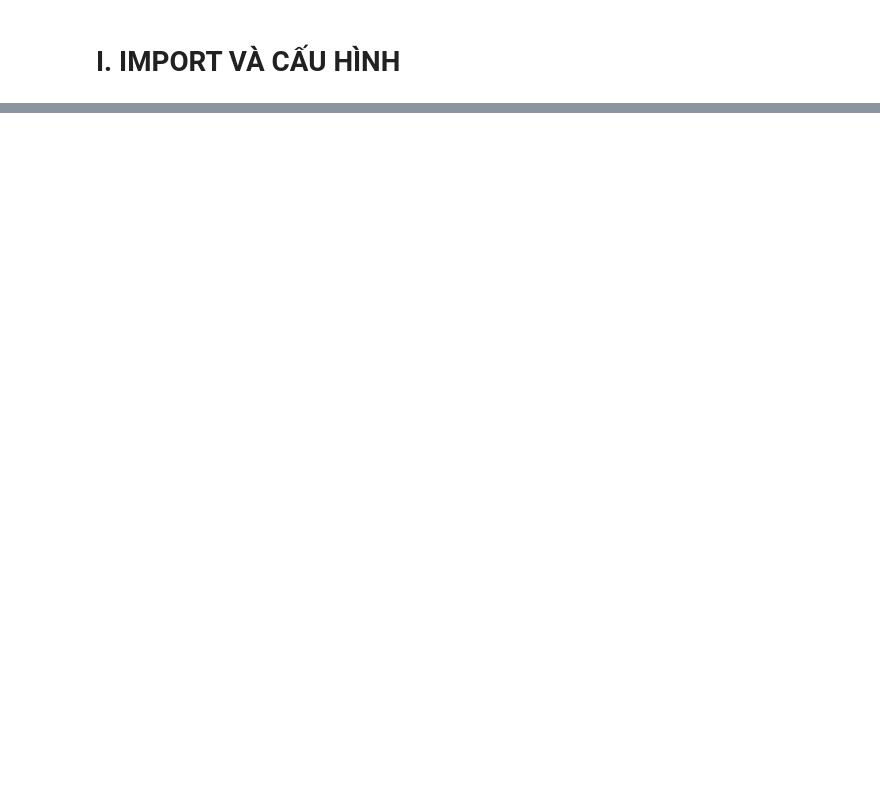
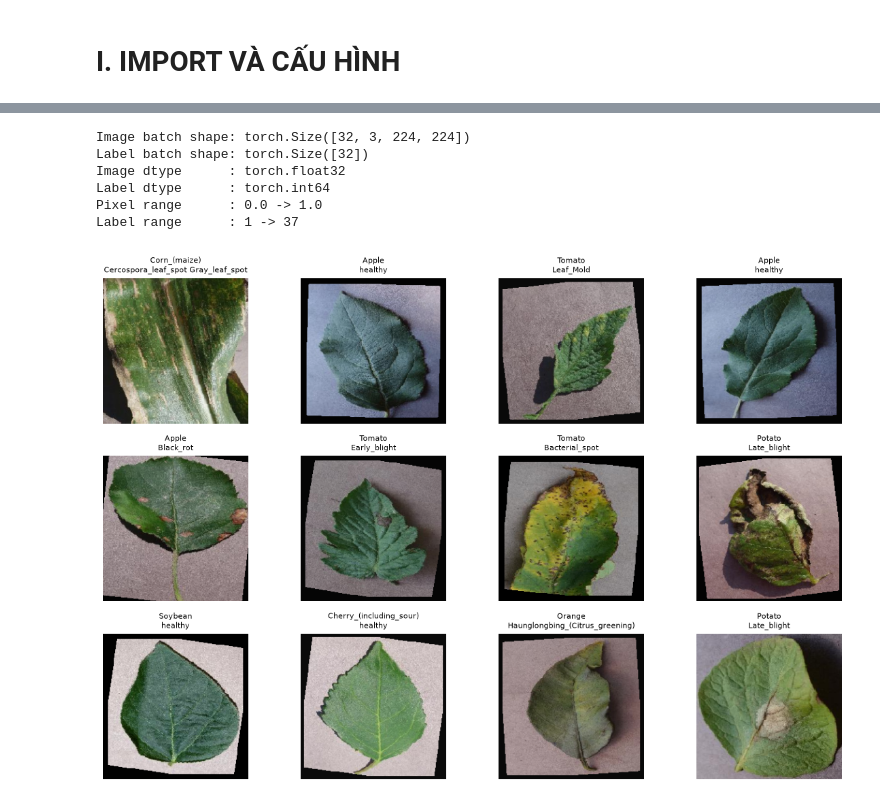
Before and after one commit to hoang3003/plant-disease-classification, a Jupyter notebook: notebooks/02_preprocessing.ipynb, the cells around one changed output, grey strips where cells are left out. Saved outputs shown, nothing was run; the diff lists cells and outputs as text; code cells hidden in the pictures; blank space fills up the shorter version.

```diff
--- a/notebooks/02_preprocessing.ipynb
+++ b/notebooks/02_preprocessing.ipynb
@@ -709,0 +1312,80 @@ Notebook không thêm bước chia dữ liệu mới vì dataset đã có sẵn
+# %%
+images, labels = next(
+    iter(train_loader)
+)
+
+print("Image batch shape:", images.shape)
+print("Label batch shape:", labels.shape)
+print("Image dtype      :", images.dtype)
+print("Label dtype      :", labels.dtype)
+print(
+    "Pixel range      :",
+    float(images.min()),
+    "->",
+    float(images.max())
+)
+print(
+    "Label range      :",
+    int(labels.min()),
+    "->",
+    int(labels.max())
+)
+
+assert images.ndim == 4
+assert images.shape[1] == 3
+assert images.shape[2] == IMG_SIZE
+assert images.shape[3] == IMG_SIZE
+assert float(images.min()) >= 0.0
+assert float(images.max()) <= 1.0
+
+plt.figure(figsize=(12, 8))
+
+num_show = min(
+    12,
+    len(images)
+)
+
+for i in range(num_show):
+    image = (
+        images[i]
+        .permute(1, 2, 0)
+        .numpy()
+    )
+
+    label = int(
+        labels[i].item()
+    )
+
+    plt.subplot(3, 4, i + 1)
+    plt.imshow(image)
+    plt.title(
+        class_names[label]
+        .replace("___", "\n"),
+        fontsize=8
+    )
+    plt.axis("off")
+
+plt.tight_layout()
+
+batch_figure_path = (
+    FIGURES_DIR
+    / "processed_train_batch.png"
+)
+
+plt.savefig(
+    batch_figure_path,
+    dpi=150,
+    bbox_inches="tight"
+)
+
+plt.show()
+
+print("Saved:", batch_figure_path)
+# %% [output]
+Image batch shape: torch.Size([32, 3, 224, 224])
+Label batch shape: torch.Size([32])
+Image dtype      : torch.float32
+Label dtype      : torch.int64
+Pixel range      : 0.0 -> 1.0
+Label range      : 1 -> 37
+[figure, added]
```
Also changed, not shown: parts of 65 cells of this notebook, 5 other files.
